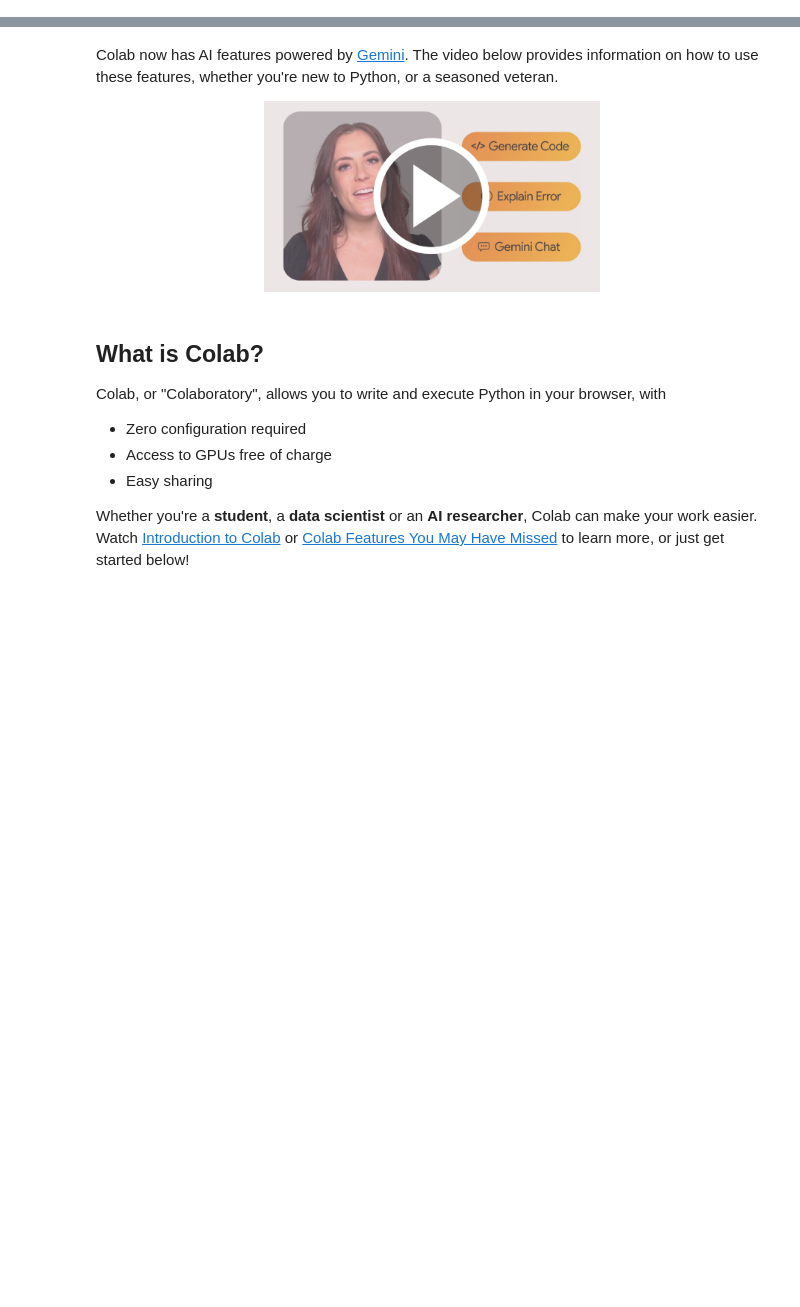
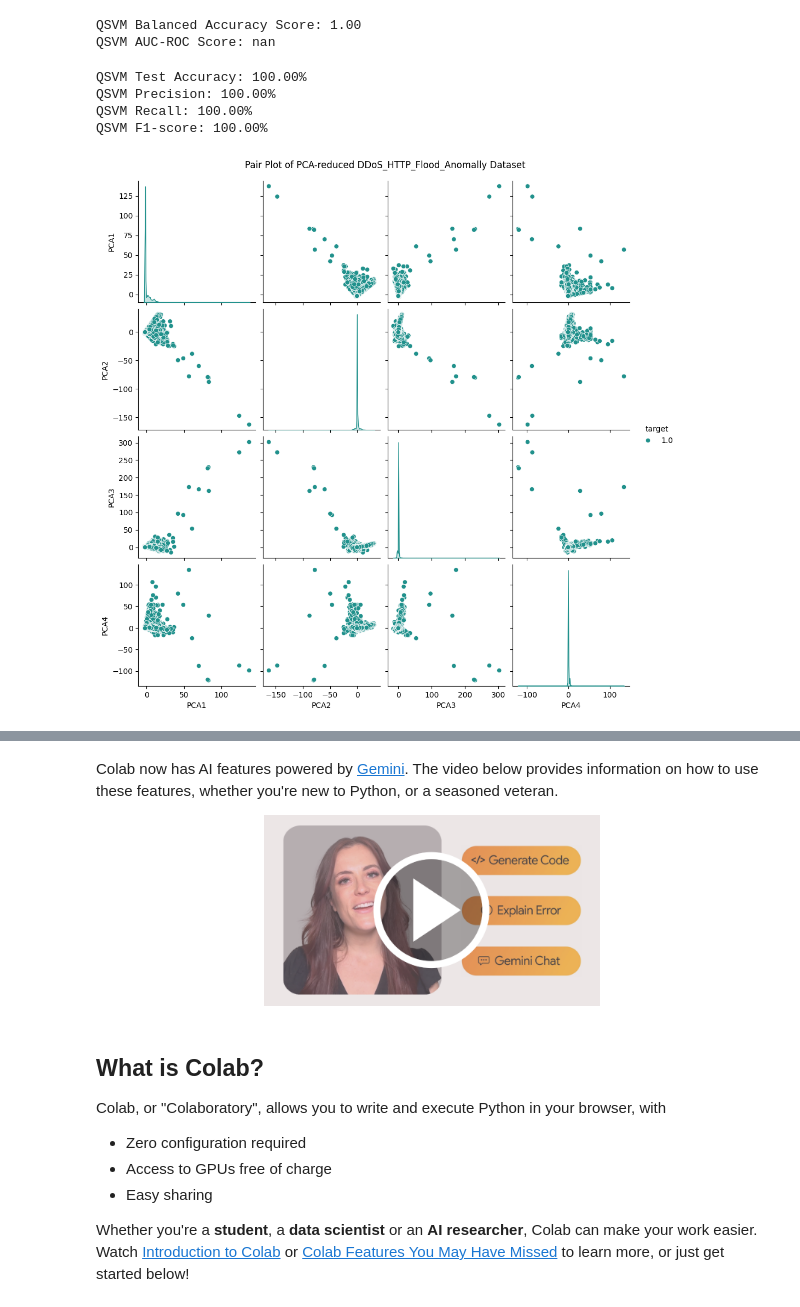
Before and after one commit to erskinekof/erskinekof.github.io, a Jupyter notebook: Welcome_To_Colab.ipynb, the cells around one changed output, grey strips where cells are left out. Drawn from its saved outputs; the diff is of its cells as text; code cells hidden in the pictures; blank space fills up the shorter version.

```diff
--- a/Welcome_To_Colab.ipynb
+++ b/Welcome_To_Colab.ipynb
@@ -2,0 +432,20 @@
+# %%
+from sklearn.decomposition import PCA
+
+# Dimensionality reduction using PCA
+n_qubits = 4  # Number of qubits to use
+pca = PCA(n_components=n_qubits)
+X_train_pca = pca.fit_transform(X_train_scaled)
+X_test_pca = pca.transform(X_test_scaled)
+
+# Define the quantum device
+dev = qml.device("default.qubit", wires=n_qubits)
+
+# Define the quantum circuit for feature encoding
+@qml.qnode(dev)
+def quantum_circuit(inputs, weights):
+    for i in range(len(inputs)):
+        qml.RX(inputs[i], wires=i)
+    for i in range(len(inputs)):
+        qml.Rot(weights[i][0], weights[i][1], weights[i][2], wires=i)
+    return [qml.expval(qml.PauliZ(i)) for i in range(len(inputs))]
@@ -2,0 +494,58 @@
+# %%
+from sklearn.metrics import balanced_accuracy_score, roc_auc_score
+
+# Get quantum features for the test set
+X_test_quantum = encode_data_to_quantum(X_test_pca, initial_weights)
+
+# Get predictions from the QSVM model
+y_pred_qsvm_binary = svm_model.predict(X_test_quantum)
+
+# Calculate Balanced Accuracy
+balanced_acc_qsvm = balanced_accuracy_score(y_test, y_pred_qsvm_binary)
+print(f"QSVM Balanced Accuracy Score: {balanced_acc_qsvm:.2f}")
+
+# Get decision function scores for AUC-ROC (for SVC with 'linear' kernel, decision_function provides scores)
+y_score_qsvm = svm_model.decision_function(X_test_quantum)
+auc_roc_qsvm = roc_auc_score(y_test, y_score_qsvm)
+print(f"QSVM AUC-ROC Score: {auc_roc_qsvm:.2f}")
+# %% [output]
+QSVM Balanced Accuracy Score: 1.00
+QSVM AUC-ROC Score: nan
+# %%
+# Generate X_test_quantum using the encode_data_to_quantum function
+from sklearn.metrics import accuracy_score, precision_score, recall_score, f1_score
+import numpy as np
+
+X_test_quantum = encode_data_to_quantum(X_test_pca, initial_weights)
+
+# Predict
+y_pred_qsvm = svm_model.predict(X_test_quantum)
+
+# Calculate metrics
+accuracy_qsvm = accuracy_score(y_test, y_pred_qsvm)
+precision_qsvm = precision_score(y_test, y_pred_qsvm)
+recall_qsvm = recall_score(y_test, y_pred_qsvm)
+f1_qsvm = f1_score(y_test, y_pred_qsvm)
+
+# Print the metrics
+print("QSVM Test Accuracy: {:.2f}%".format(accuracy_qsvm * 100))
+print("QSVM Precision: {:.2f}%".format(precision_qsvm*100))
+print("QSVM Recall: {:.2f}%".format(recall_qsvm*100))
+print("QSVM F1-score: {:.2f}%".format(f1_qsvm*100))
+# %% [output]
+QSVM Test Accuracy: 100.00%
+QSVM Precision: 100.00%
+QSVM Recall: 100.00%
+QSVM F1-score: 100.00%
+# %%
+import seaborn as sns
+import matplotlib.pyplot as plt
+# Visualize pair plot for PCA-reduced data
+pca_df = pd.DataFrame(X_train_pca, columns=[f"PCA{i+1}" for i in range(n_qubits)])
+pca_df['target'] = y_train
+
+sns.pairplot(pca_df, hue='target', palette='viridis')
+plt.suptitle('Pair Plot of PCA-reduced DDoS_HTTP_Flood_Anomally Dataset', y=1.02)
+plt.show()
+# %% [output]
+[figure, added]
```
Also changed, not shown: parts of 88 cells of this notebook.
